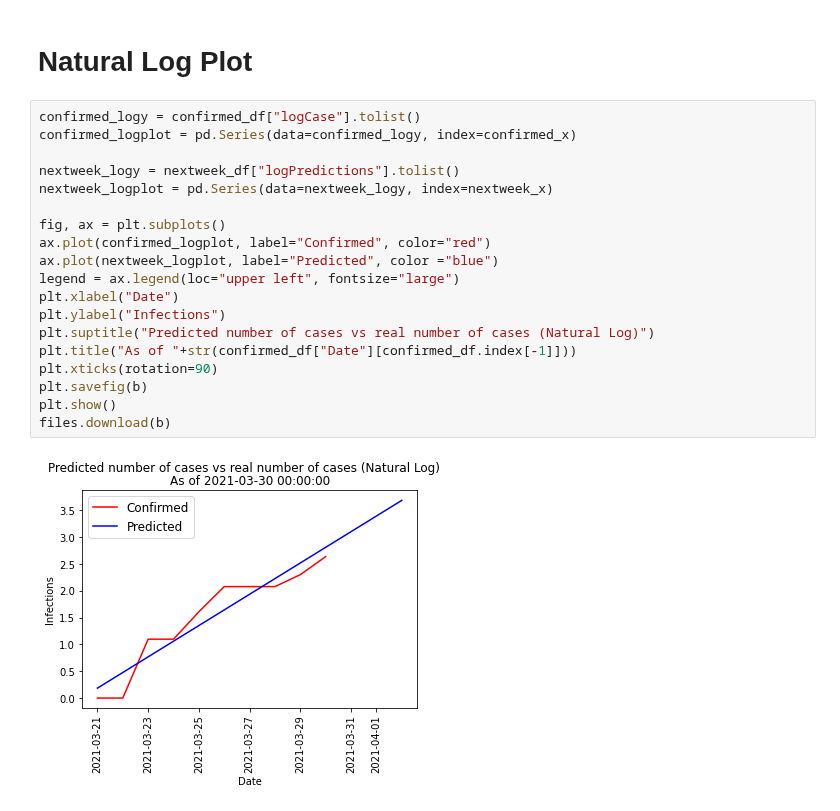
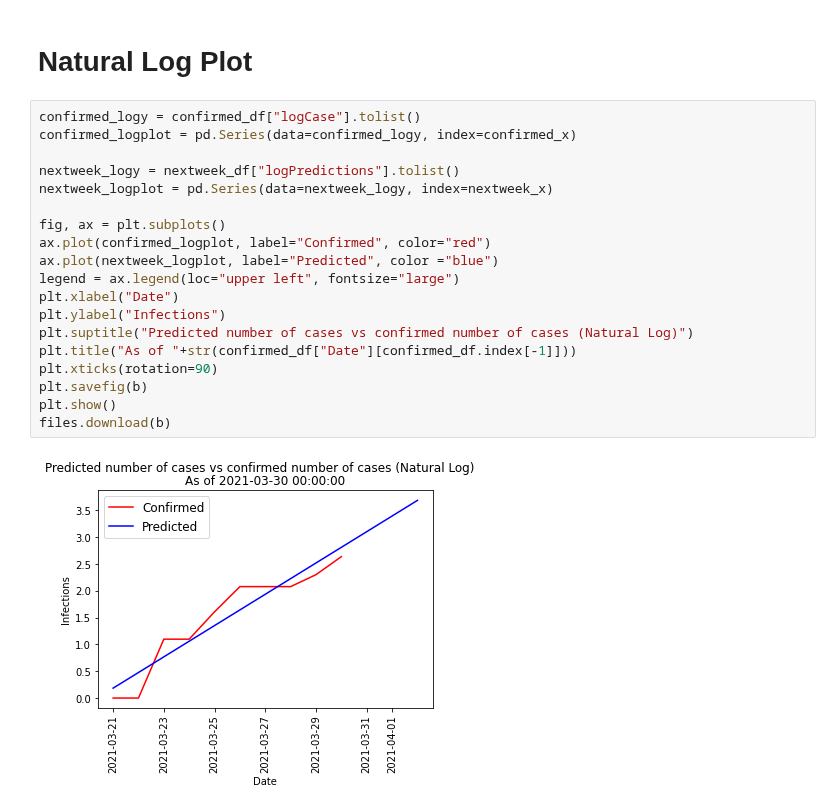
Before and after one commit to finerbrighterlighter/myanmar_covid19, a Jupyter notebook: exponential_growth.ipynb, the cells around one changed output. Saved outputs shown, nothing was run; the diff lists cells and outputs as text.

```diff
--- a/exponential_growth.ipynb
+++ b/exponential_growth.ipynb
@@ -153,21 +157,21 @@ files.download(a)
 # %%
 confirmed_logy = confirmed_df["logCase"].tolist()
 confirmed_logplot = pd.Series(data=confirmed_logy, index=confirmed_x)
 
 nextweek_logy = nextweek_df["logPredictions"].tolist()
 nextweek_logplot = pd.Series(data=nextweek_logy, index=nextweek_x)
 
 fig, ax = plt.subplots()
 ax.plot(confirmed_logplot, label="Confirmed", color="red")
 ax.plot(nextweek_logplot, label="Predicted", color ="blue")
 legend = ax.legend(loc="upper left", fontsize="large")
 plt.xlabel("Date")
 plt.ylabel("Infections")
-plt.suptitle("Predicted number of cases vs real number of cases (Natural Log)")
+plt.suptitle("Predicted number of cases vs confirmed number of cases (Natural Log)")
 plt.title("As of "+str(confirmed_df["Date"][confirmed_df.index[-1]]))
 plt.xticks(rotation=90)
 plt.savefig(b)
 plt.show()
 files.download(b)
 # %% [output]
-[figure, old version]
+[figure, new version]
```
Also changed, not shown: parts of 4 cells of this notebook.
